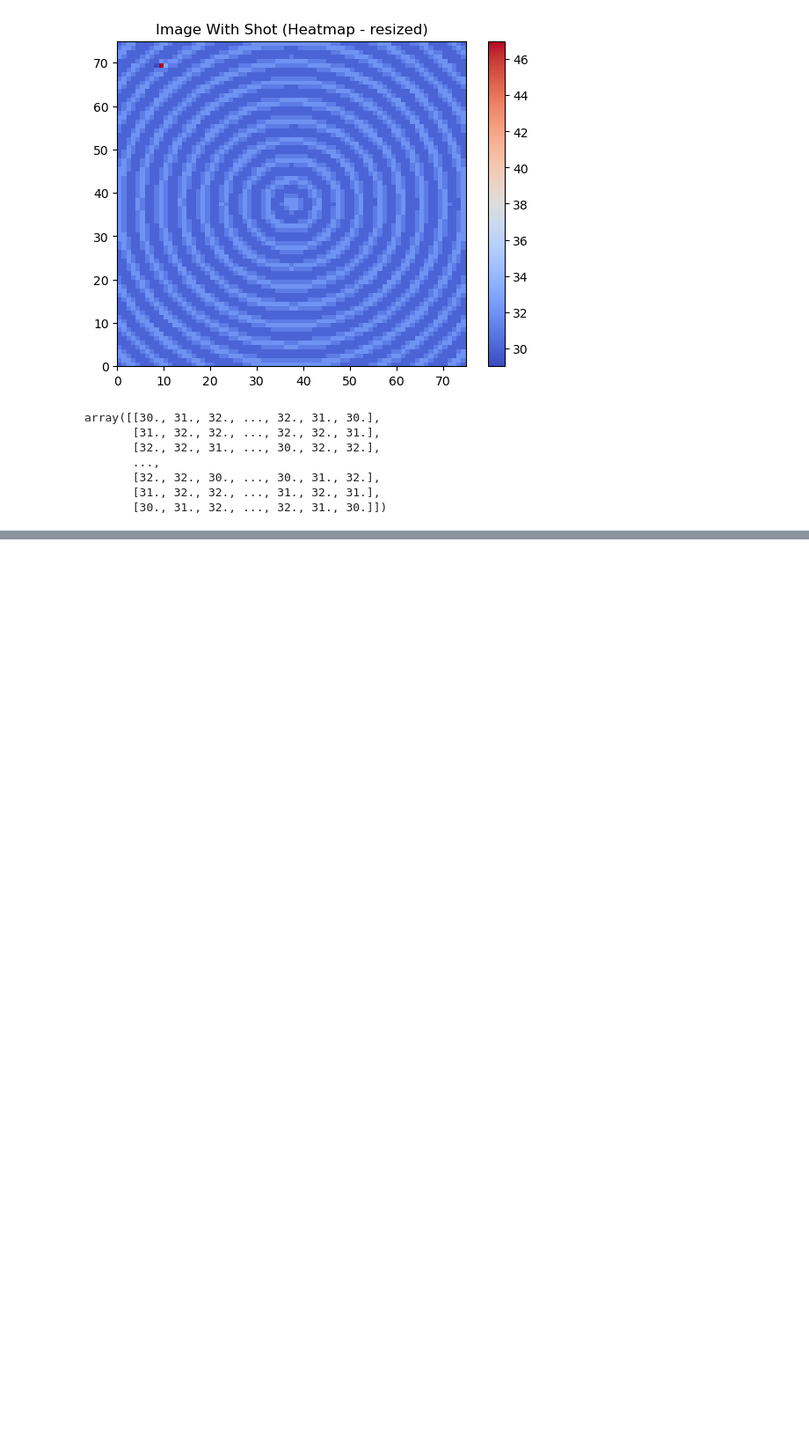
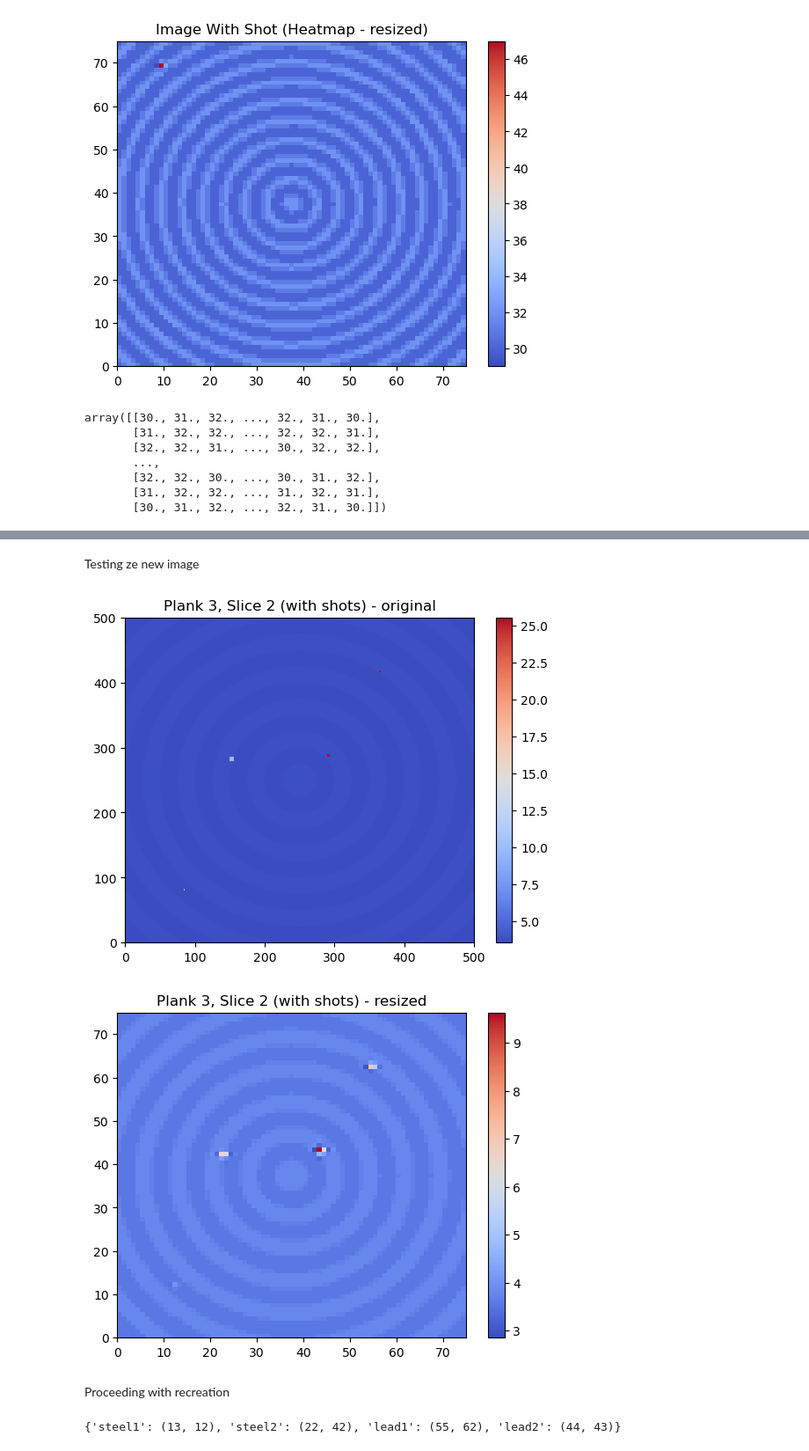
Before and after one commit to npeuker/MathModellingDTU, a Jupyter notebook: Exam Project/validating_model.ipynb, the cells around one changed output, grey strips where cells are left out. Shown at 88% size. Cells and saved outputs as stored; diff of their text form; code cells hidden in the pictures; blank space fills up the shorter version.

```diff
--- a/Exam Project/validating_model.ipynb
+++ b/Exam Project/validating_model.ipynb
@@ -139,0 +140,45 @@ plt.show()
+# %% [markdown]
+Testing ze new image
+# %%
+path_to_slice = "validation data generation/validation-data/plank3/slice2-withshots.png"
+
+img = Image.open(path_to_slice)
+# Convert the image to grayscale
+img = img.convert('L')
+original_im = np.array(img)
+original_im = convert_to_ac(original_im)
+
+resized_im = img.resize((75, 75), Image.ANTIALIAS)
+im_array = np.array(resized_im)
+
+heatmap = plt.pcolor(original_im, cmap="coolwarm")
+plt.colorbar(heatmap)
+plt.title("Plank 3, Slice 2 (with shots) - original")
+plt.show()
+
+
+
+# Convert image to attenuation coefficient
+im_AC = convert_to_ac(im_array)
+
+# Displaying image (as heatmap)
+
+heatmap = plt.pcolor(im_AC, cmap="coolwarm")
+plt.colorbar(heatmap)
+plt.title("Plank 3, Slice 2 (with shots) - resized")
+plt.show()
+# %% [output]
+[figure, added]
+[figure, added]
+# %% [markdown]
+Proceeding with recreation
+# %%
+original_shot_locations = {"steel1": (84, 81), "steel2": (150, 280), "lead1": (364, 416), "lead2":(290, 287)}
+
+new_shot_locations = {}
+
+for bullet, coord in original_shot_locations.items():
+    new_shot_locations[bullet] = (round(coord[0]*resize_factor), round(coord[1]*resize_factor))
+new_shot_locations
+# %% [output]
+{'steel1': (13, 12), 'steel2': (22, 42), 'lead1': (55, 62), 'lead2': (44, 43)}
```
Also changed, not shown: parts of 11 cells of this notebook.
